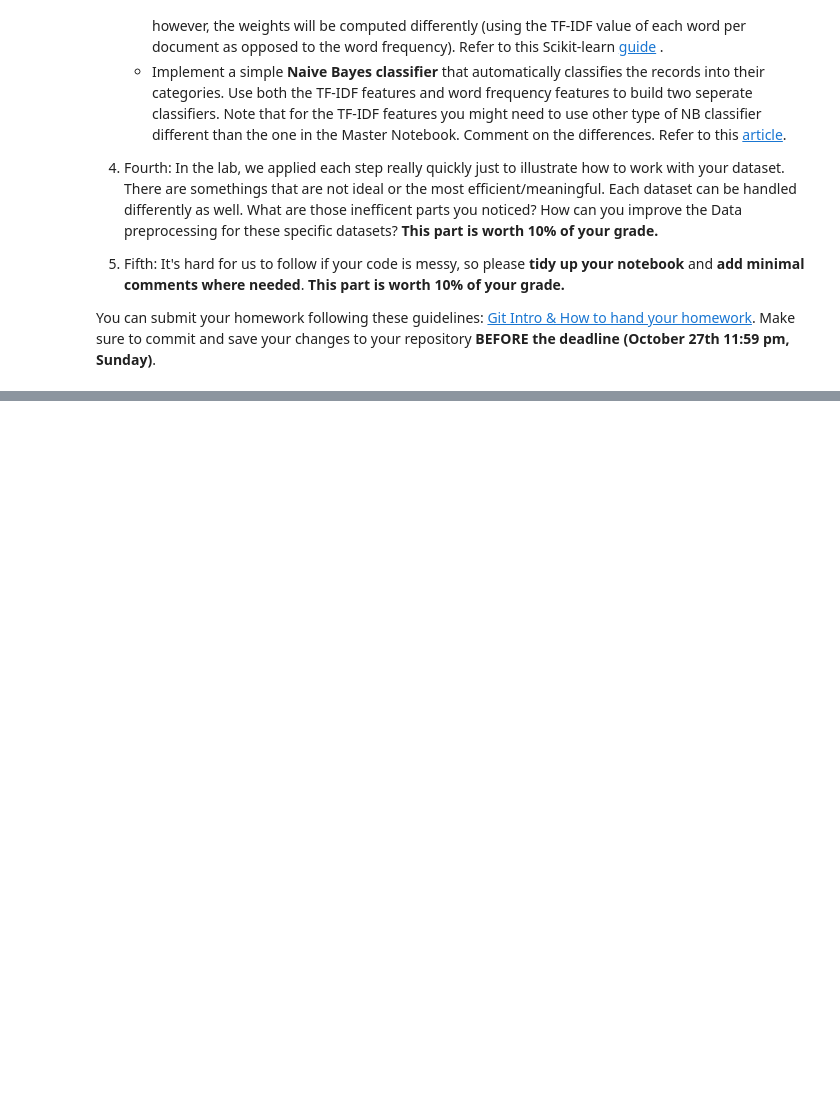
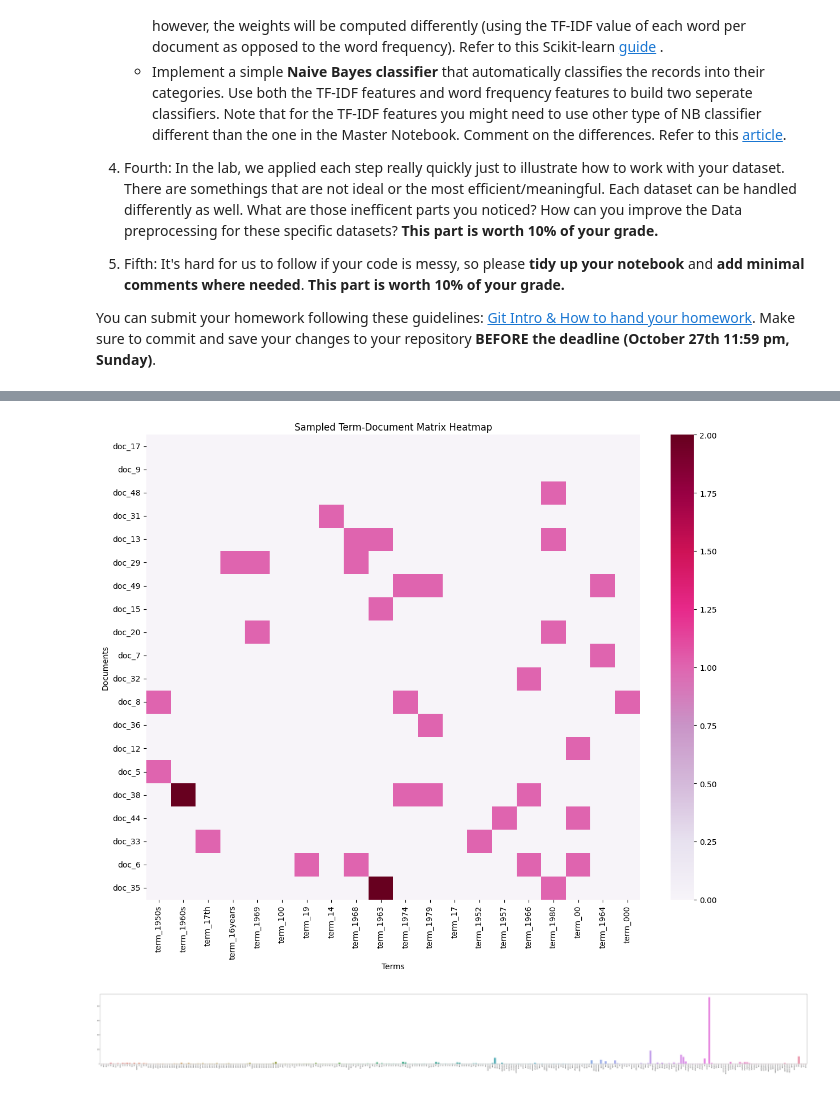
Before and after one commit to VictorSwankyTiger/DM2024-Lab1-Homework, a Jupyter notebook: DM2024-Lab1-Homework.ipynb, the cells around one changed output, grey strips where cells are left out. Drawn from its saved outputs; the diff is of its cells as text; code cells hidden in the pictures; blank space fills up the shorter version.

```diff
--- a/DM2024-Lab1-Homework.ipynb
+++ b/DM2024-Lab1-Homework.ipynb
@@ -63,0 +280,15 @@ df.head(10)
+# %%
+#hitmap
+term_document_matrix = np.random.poisson(0.1, (50, 50))
+
+df_tdm = pd.DataFrame(term_document_matrix, columns=["term_"+str(i) for i in feature_names[0:50]], index=["doc_"+ str(i) for i in df.index[0:50]])
+df_sampled = df_tdm.sample(n=20, axis=0).sample(n=20, axis=1)
+plt.figure(figsize=(12, 10))
+sns.heatmap(df_sampled, cmap="PuRd", vmin=0, vmax=df_sampled.values.max(), annot=False, cbar=True)
+plt.title("Sampled Term-Document Matrix Heatmap")
+plt.xlabel("Terms")
+plt.ylabel("Documents")
+plt.tight_layout()
+plt.show()
+# %% [output]
+[figure, added]
@@ -63,0 +300,7 @@ df.head(10)
+# %%
+plt.subplots(figsize=(100, 10))
+g = sns.barplot(x=count_vect.get_feature_names_out()[:300],
+            y=term_frequencies[:300])
+g.set_xticklabels(count_vect.get_feature_names_out()[:300], rotation = 90);
+# %% [output]
+[figure, added]
```
Also changed, not shown: parts of 61 cells of this notebook.
